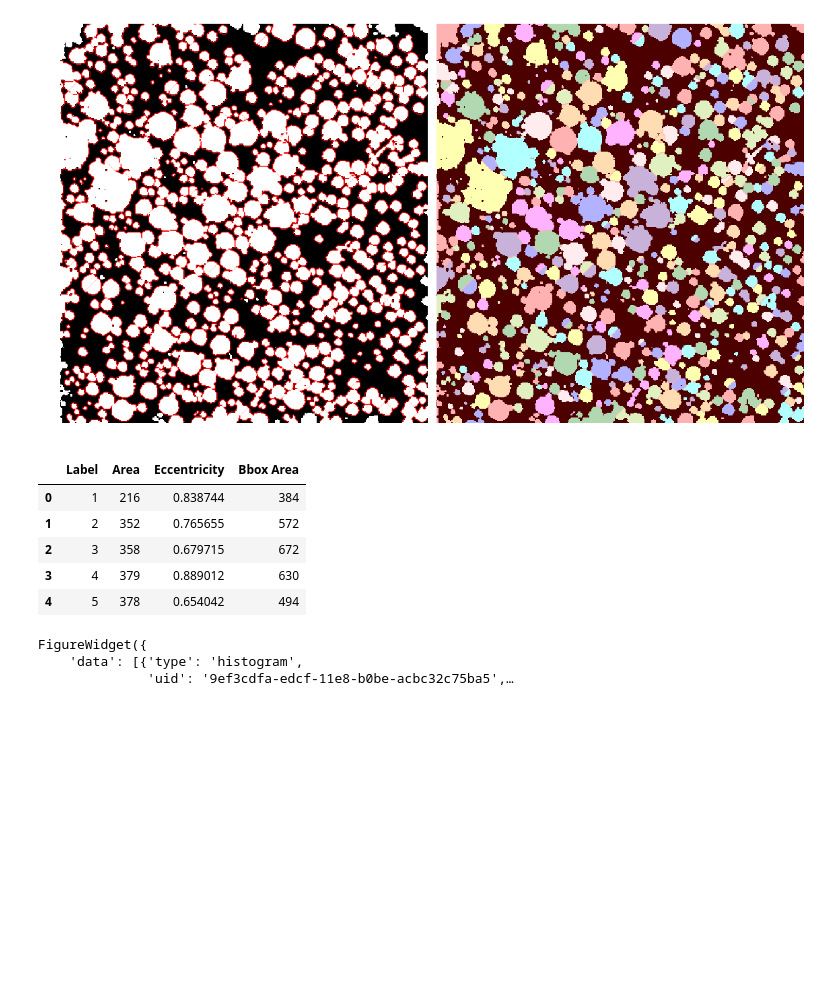
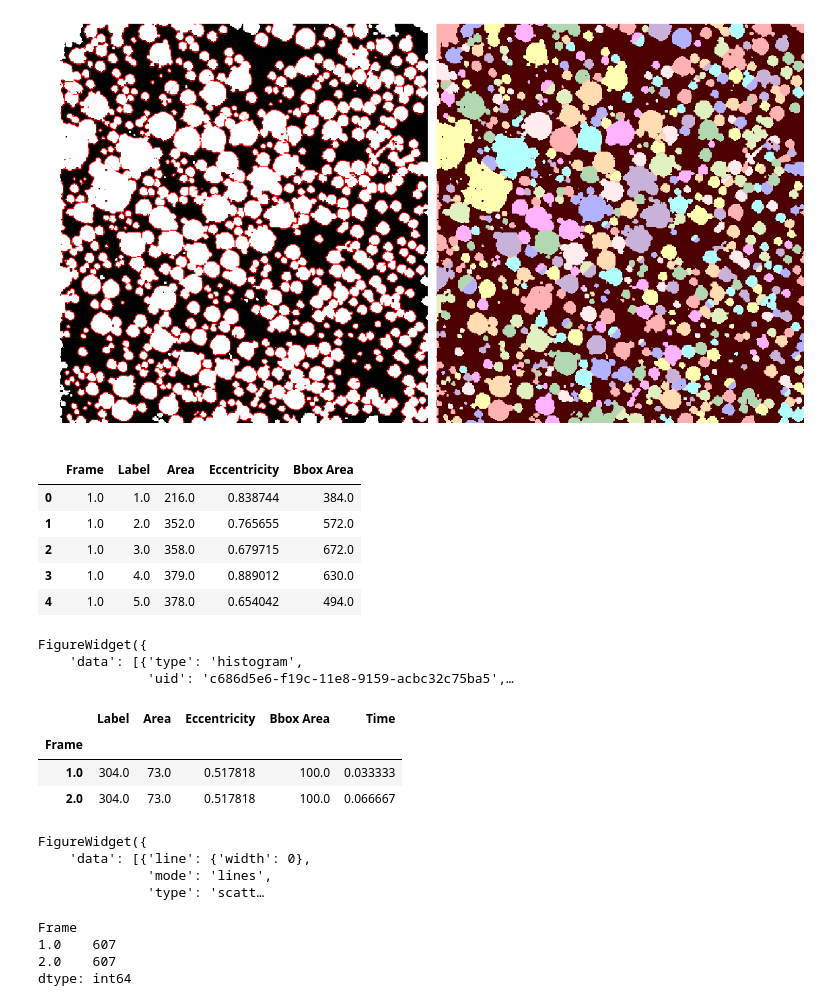
Before and after one commit to hlgirard/xptools, a Jupyter notebook: analysis-notebooks/Watershed_Segmentation.ipynb, the cells around one changed output. Saved outputs shown, nothing was run; the diff lists cells and outputs as text; code cells hidden in the pictures; blank space fills up the shorter version.

Commit message:
Analyze bubbles for videos, plots distribution of size and #

```diff
--- a/analysis-notebooks/Watershed_Segmentation.ipynb
+++ b/analysis-notebooks/Watershed_Segmentation.ipynb
@@ -137,17 +137,18 @@ plt.show()
 [figure]
 # %%
 reg = regionprops(labeled, coordinates='rc')
-columns= ['Label', 'Area', 'Eccentricity', 'Bbox Area']
-df = pd.DataFrame(columns=columns)
-df = df.append([{'Label':i.label, 'Area':i.area, 'Eccentricity':i.eccentricity, 'Bbox Area':i.bbox_area} for i in reg])
+columns= ['Frame','Label', 'Area', 'Eccentricity', 'Bbox Area']
+df = pd.DataFrame(columns=columns, dtype=np.float64)
+df = df.append([{'Frame':1,'Label':i.label, 'Area':i.area, 'Eccentricity':i.eccentricity, 'Bbox Area':i.bbox_area} for i in reg])
+df = df.append([{'Frame':2,'Label':i.label, 'Area':i.area, 'Eccentricity':i.eccentricity, 'Bbox Area':i.bbox_area} for i in reg])
 df.head(5)
 # %% [output]
-|  | Label | Area | Eccentricity | Bbox Area |
-| 0 | 1 | 216 | 0.838744 | 384 |
-| 1 | 2 | 352 | 0.765655 | 572 |
-| 2 | 3 | 358 | 0.679715 | 672 |
-| 3 | 4 | 379 | 0.889012 | 630 |
-| 4 | 5 | 378 | 0.654042 | 494 |
+|  | Frame | Label | Area | Eccentricity | Bbox Area |
+| 0 | 1.0 | 1.0 | 216.0 | 0.838744 | 384.0 |
+| 1 | 1.0 | 2.0 | 352.0 | 0.765655 | 572.0 |
+| 2 | 1.0 | 3.0 | 358.0 | 0.679715 | 672.0 |
+| 3 | 1.0 | 4.0 | 379.0 | 0.889012 | 630.0 |
+| 4 | 1.0 | 5.0 | 378.0 | 0.654042 | 494.0 |
 # %%
 data = [
     go.Histogram(
@@ -168,4 +169,4 @@ go.FigureWidget(
 # %% [output]
 FigureWidget({
     'data': [{'type': 'histogram',
-              'uid': '9ef3cdfa-edcf-11e8-b0be-acbc32c75ba5',…
+              'uid': 'c686d5e6-f19c-11e8-9159-acbc32c75ba5',…
@@ -171,0 +180,56 @@ FigureWidget({
+# %%
+gf = df.groupby('Frame')
+gf.agg('median')
+# %% [output]
+|  | Label | Area | Eccentricity | Bbox Area | Time |
+| Frame |  |  |  |  |  |
+| 1.0 | 304.0 | 73.0 | 0.517818 | 100.0 | 0.033333 |
+| 2.0 | 304.0 | 73.0 | 0.517818 | 100.0 | 0.066667 |
+# %%
+data = []
+
+data.append(
+    go.Scatter(
+        x = gf.Time.agg('median'),
+        y = gf.Area.agg(q1),
+        mode = 'lines',
+        line = dict(width= 0)
+    ))
+
+data.append(
+    go.Scatter(
+        x = gf.Time.agg('median'),
+        y = gf.Area.agg(q3),
+        fill = 'tonexty',
+        mode = 'none'
+    ))
+
+#Median
+data.append(
+    go.Scatter(
+        x = gf.Time.agg('median'),
+        y = gf.Area.agg('median')
+    ))
+
+go.FigureWidget(
+    data,
+    layout = go.Layout(
+        width = 600,
+        height = 500,
+        xaxis=dict(title='Time', linecolor = 'black',linewidth = 2, mirror = True),
+        yaxis=dict(title='Area', range=(0,150), linecolor = 'black',linewidth = 2, mirror = True),
+        showlegend=False
+    )
+)
+# %% [output]
+FigureWidget({
+    'data': [{'line': {'width': 0},
+              'mode': 'lines',
+              'type': 'scatt…
+# %%
+df.groupby('Frame').size()
+# %% [output]
+Frame
+1.0    607
+2.0    607
+dtype: int64
```
Also changed, not shown: parts of 2 cells of this notebook, 1 other file.
